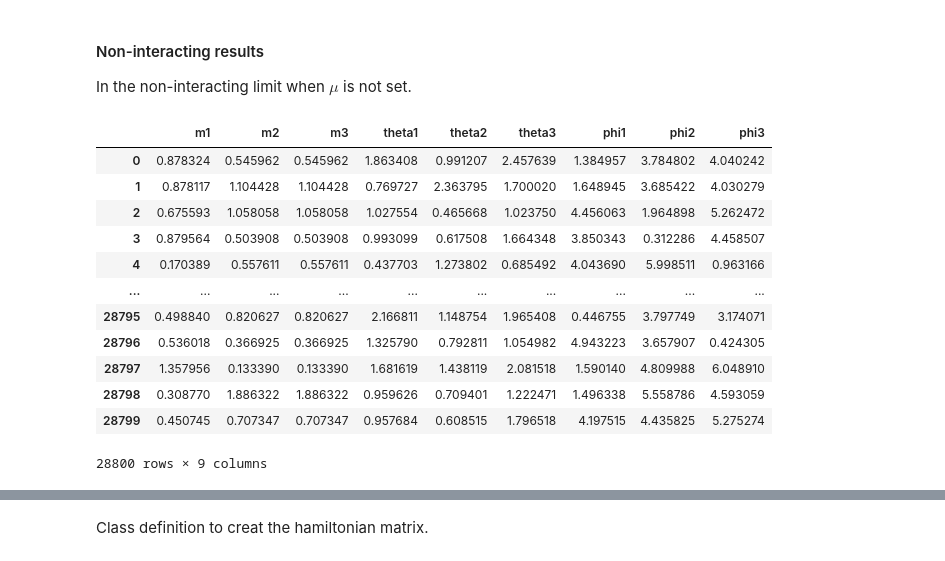
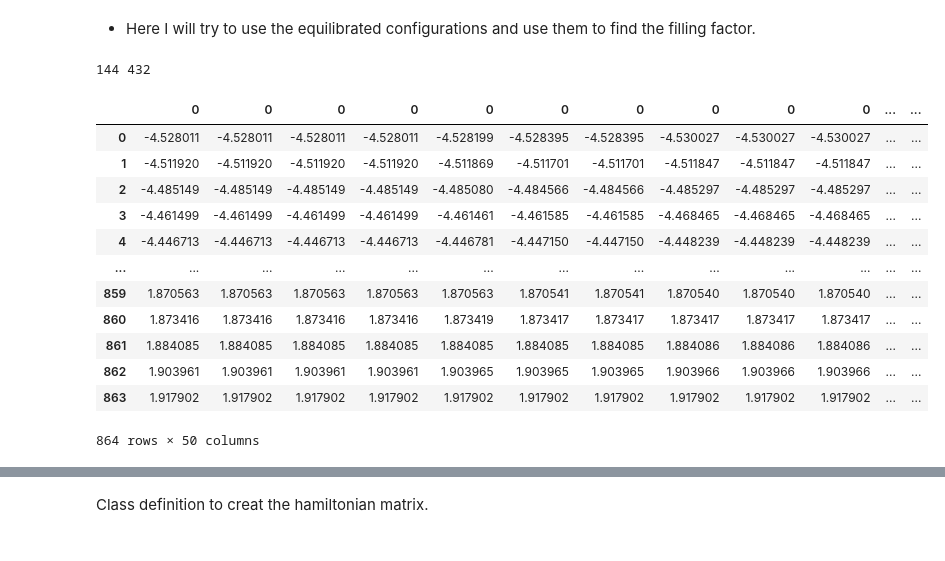
Before and after one commit to Shashi1a/intkagome, a Jupyter notebook: Untitled.ipynb, the cells around one changed output, grey strips where cells are left out. Cells and saved outputs as stored; diff of their text form; code cells hidden in the pictures.

Commit message:
check the half-filling

```diff
--- a/Untitled.ipynb
+++ b/Untitled.ipynb
@@ -8,6 +9,5 @@ import itertools
-# %% [markdown]
-#### Non-interacting results
-In the non-interacting limit when $\mu$ is not set.
+# %% [markdown]
+* Here I will try to use the equilibrated configurations and use them to find the filling factor.
 # %%
 ### class definition to incorporate the interacting part to the system
 class interaction(Hamiltonian):
@@ -164,4 +167,16 @@ class interaction(Hamiltonian):
 # %%
+l_cell = int(12)  # number of unit cell in x
+n_cell = int(l_cell**2)  # total number of unit cells
+s_cell = int(3)  # number of sites in the unit cell
+n_sites = int(s_cell*n_cell)  # total number of site (for one spin type)
+hopping = 1.0   # hopping strength
+dim_h = int(2*n_sites)  # dimensionality of the matrix
+mu = 1.95  # chemical potential
+u_int = 1.0  # interaction strength
+
+
+
+
 ## file path were the files are stored
 file_path = './'
 ## pattern we want to search in the file name
@@ -174,27 +189,36 @@ files = interaction(l_cell, n_cell, s_cell, hopping, n_sites, dim_h, mu, u_int,f
 files.getFiles()
 
 files.data_dict
-temp = 0.30
+temp = 0.01
 datadf = files.datadf(temp)
 datadf['temp'] = temp
 
 ### setting up the non interacting hamiltonian
 
 files.neighbour() ## setting up the neighbour table
-file.haminit() ## initialize the hamiltonian
+files.haminit() ## initialize the hamiltonian
+
+### interacting part of the hamiltonian
+temp_df = pd.DataFrame()
+for p in range(50):
+    mat = files.intpart(datadf, files.ham,p)
+    evls,evcs = lng.eigh(mat)
+    temp_df = pd.concat([temp_df,pd.Series(evls)],axis=1)
+# %% [output]
+144 432
-# %%
-datadf.iloc[:,:-1]
-# %% [output]
-|  | m1 | m2 | m3 | theta1 | theta2 | theta3 | phi1 | phi2 | phi3 |
-| 0 | 0.878324 | 0.545962 | 0.545962 | 1.863408 | 0.991207 | 2.457639 | 1.384957 | 3.784802 | 4.040242 |
-| 1 | 0.878117 | 1.104428 | 1.104428 | 0.769727 | 2.363795 | 1.700020 | 1.648945 | 3.685422 | 4.030279 |
-| 2 | 0.675593 | 1.058058 | 1.058058 | 1.027554 | 0.465668 | 1.023750 | 4.456063 | 1.964898 | 5.262472 |
-| 3 | 0.879564 | 0.503908 | 0.503908 | 0.993099 | 0.617508 | 1.664348 | 3.850343 | 0.312286 | 4.458507 |
-| 4 | 0.170389 | 0.557611 | 0.557611 | 0.437703 | 1.273802 | 0.685492 | 4.043690 | 5.998511 | 0.963166 |
-| ... | ... | ... | ... | ... | ... | ... | ... | ... | ... |
-| 28795 | 0.498840 | 0.820627 | 0.820627 | 2.166811 | 1.148754 | 1.965408 | 0.446755 | 3.797749 | 3.174071 |
-| 28796 | 0.536018 | 0.366925 | 0.366925 | 1.325790 | 0.792811 | 1.054982 | 4.943223 | 3.657907 | 0.424305 |
-| 28797 | 1.357956 | 0.133390 | 0.133390 | 1.681619 | 1.438119 | 2.081518 | 1.590140 | 4.809988 | 6.048910 |
-| 28798 | 0.308770 | 1.886322 | 1.886322 | 0.959626 | 0.709401 | 1.222471 | 1.496338 | 5.558786 | 4.593059 |
-| 28799 | 0.450745 | 0.707347 | 0.707347 | 0.957684 | 0.608515 | 1.796518 | 4.197515 | 4.435825 | 5.275274 |
-28800 rows × 9 columns
+# %%
+temp_df
+# %% [output]
+|  | 0 | 0 | 0 | 0 | 0 | 0 | 0 | 0 | 0 | 0 | ... | ... |
+| 0 | -4.528011 | -4.528011 | -4.528011 | -4.528011 | -4.528199 | -4.528395 | -4.528395 | -4.530027 | -4.530027 | -4.530027 | ... | ... |
+| 1 | -4.511920 | -4.511920 | -4.511920 | -4.511920 | -4.511869 | -4.511701 | -4.511701 | -4.511847 | -4.511847 | -4.511847 | ... | ... |
+| 2 | -4.485149 | -4.485149 | -4.485149 | -4.485149 | -4.485080 | -4.484566 | -4.484566 | -4.485297 | -4.485297 | -4.485297 | ... | ... |
+| 3 | -4.461499 | -4.461499 | -4.461499 | -4.461499 | -4.461461 | -4.461585 | -4.461585 | -4.468465 | -4.468465 | -4.468465 | ... | ... |
+| 4 | -4.446713 | -4.446713 | -4.446713 | -4.446713 | -4.446781 | -4.447150 | -4.447150 | -4.448239 | -4.448239 | -4.448239 | ... | ... |
+| ... | ... | ... | ... | ... | ... | ... | ... | ... | ... | ... | ... | ... |
+| 859 | 1.870563 | 1.870563 | 1.870563 | 1.870563 | 1.870563 | 1.870541 | 1.870541 | 1.870540 | 1.870540 | 1.870540 | ... | ... |
+| 860 | 1.873416 | 1.873416 | 1.873416 | 1.873416 | 1.873419 | 1.873417 | 1.873417 | 1.873417 | 1.873417 | 1.873417 | ... | ... |
+| 861 | 1.884085 | 1.884085 | 1.884085 | 1.884085 | 1.884085 | 1.884085 | 1.884085 | 1.884086 | 1.884086 | 1.884086 | ... | ... |
+| 862 | 1.903961 | 1.903961 | 1.903961 | 1.903961 | 1.903965 | 1.903965 | 1.903965 | 1.903966 | 1.903966 | 1.903966 | ... | ... |
+| 863 | 1.917902 | 1.917902 | 1.917902 | 1.917902 | 1.917902 | 1.917902 | 1.917902 | 1.917902 | 1.917902 | 1.917902 | ... | ... |
+864 rows × 50 columns
```
Also changed, not shown: parts of 19 cells of this notebook, 8 other files.
